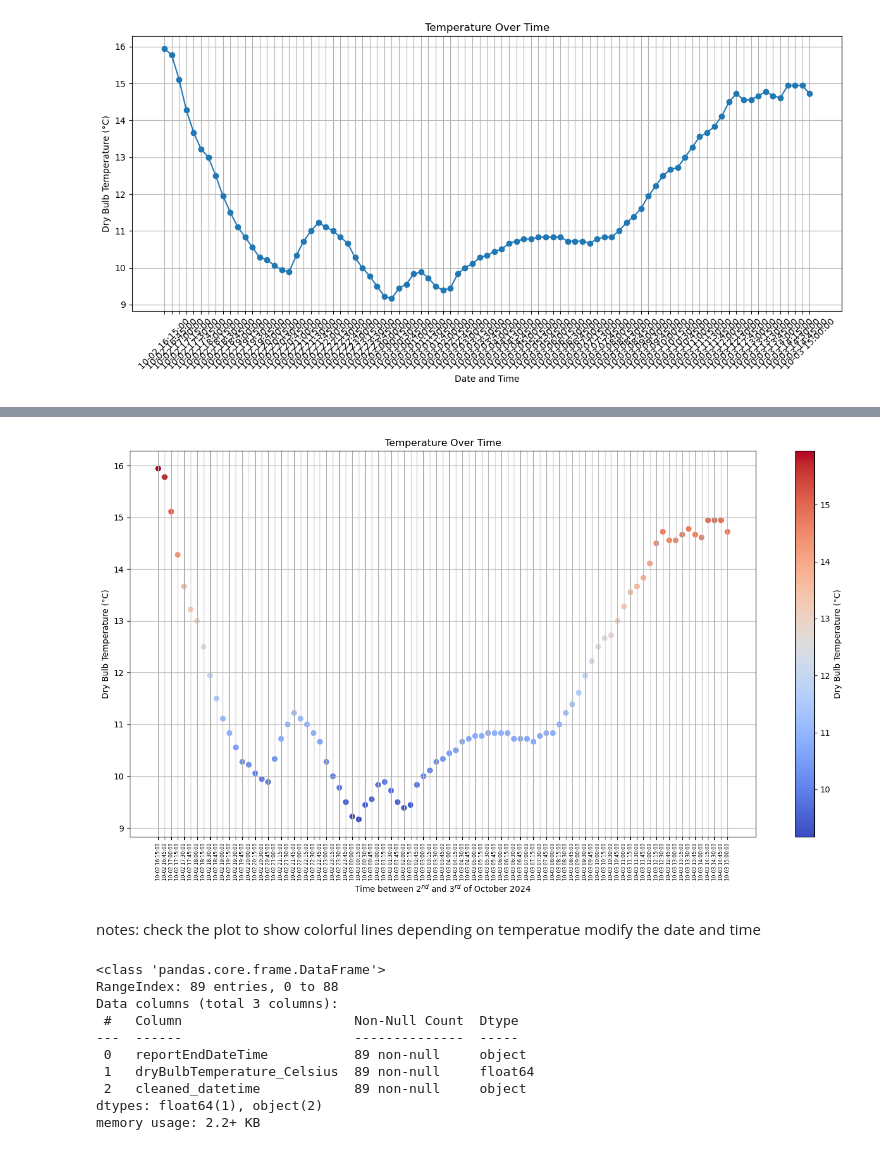
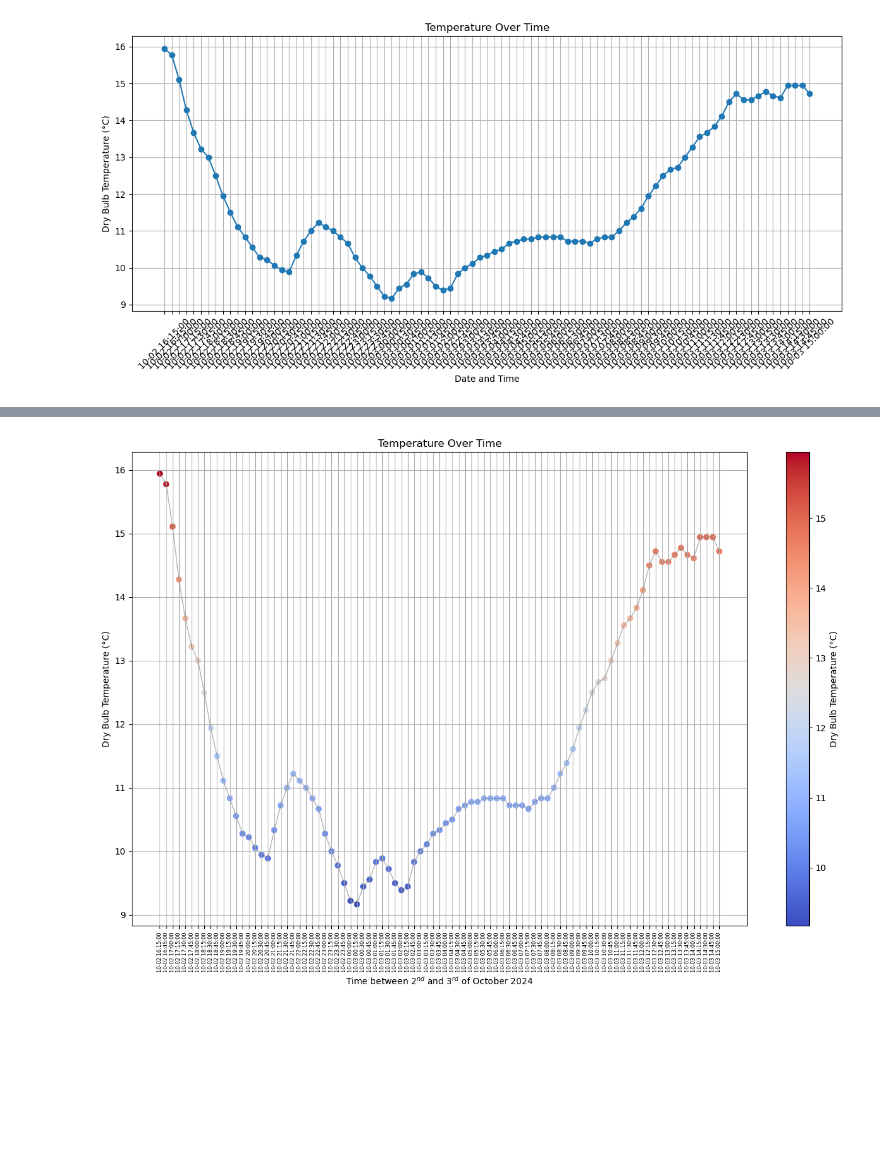
Before and after one commit to mondbr/PFDA_assignments, a Jupyter notebook: assignment2-weather.ipynb, the cells around one changed output, grey strips where cells are left out. Cells and saved outputs as stored; diff of their text form; code cells hidden in the pictures; blank space fills up the shorter version.

```diff
--- a/assignment2-weather.ipynb
+++ b/assignment2-weather.ipynb
@@ -105,49 +132,33 @@ plt.show()
 # %%
 
 
-import matplotlib.pyplot as plt
-import numpy as np
-
 df = pd.read_csv('weatherreadings1_cleaned_space.csv', usecols=names_of_columns)
 
-fig, ax = plt.subplots(figsize=(14, 8))
+fig, ax = plt.subplots(figsize=(13, 9))
 
 # Create a scatter plot with colors based on temperature
 scatter = ax.scatter(df['cleaned_datetime_space'], df['dryBulbTemperature_Celsius'],
                      c=df['dryBulbTemperature_Celsius'], cmap='coolwarm', marker='o')
+
+# Adding a line connecting the dots
+ax.plot(df['cleaned_datetime_space'], df['dryBulbTemperature_Celsius'], color='gray', linewidth=1, alpha=0.6)
 
 
 # Adding a color bar
 cbar = fig.colorbar(scatter, ax=ax)
 cbar.set_label('Dry Bulb Temperature (°C)')
 
 # Adding titles and labels
 ax.set_title('Temperature Over Time')
 ax.set_xlabel('Time between 2$^{nd}$ and 3$^{rd}$ of October 2024')
 ax.set_ylabel('Dry Bulb Temperature (°C)')
 
 # Changing the number to set desired font size
 ax.tick_params(axis='x', labelsize=6)
 
 # rotation
 plt.xticks(rotation=90)
 plt.tight_layout()
 ax.grid()
 # %% [output]
-[figure, old version]
+[figure, new version]
-# %% [markdown]
-notes: check the plot to show colorful lines depending on temperatue
-modify the date and time
-# %%
-df.info()
-# %% [output]
-<class 'pandas.core.frame.DataFrame'>
-RangeIndex: 89 entries, 0 to 88
-Data columns (total 3 columns):
- #   Column                      Non-Null Count  Dtype
----  ------                      --------------  -----
- 0   reportEndDateTime           89 non-null     object
- 1   dryBulbTemperature_Celsius  89 non-null     float64
- 2   cleaned_datetime            89 non-null     object
-dtypes: float64(1), object(2)
-memory usage: 2.2+ KB
```
Also changed, not shown: parts of 14 cells of this notebook.
